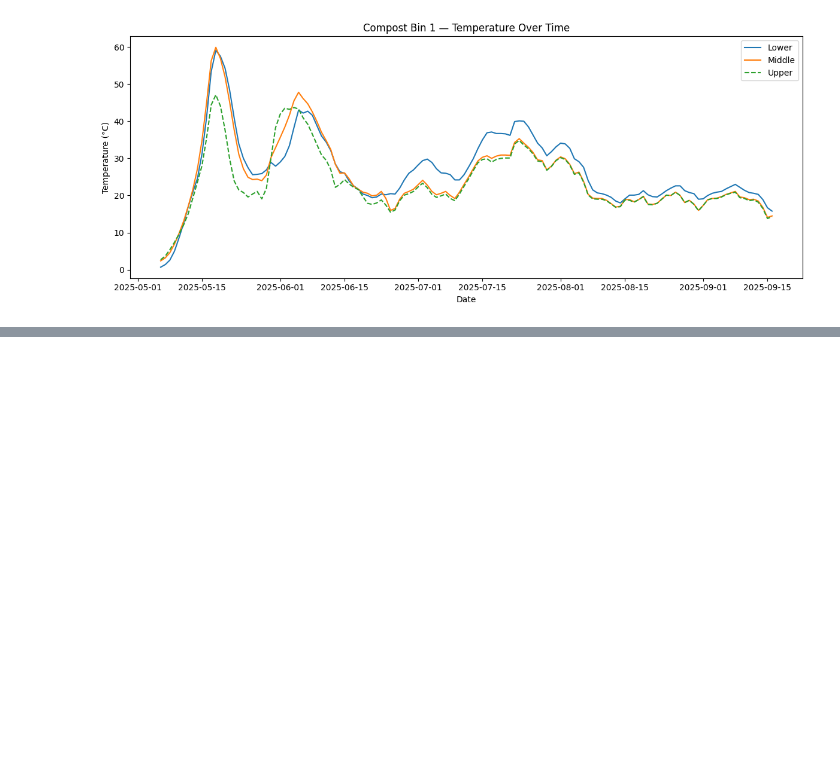
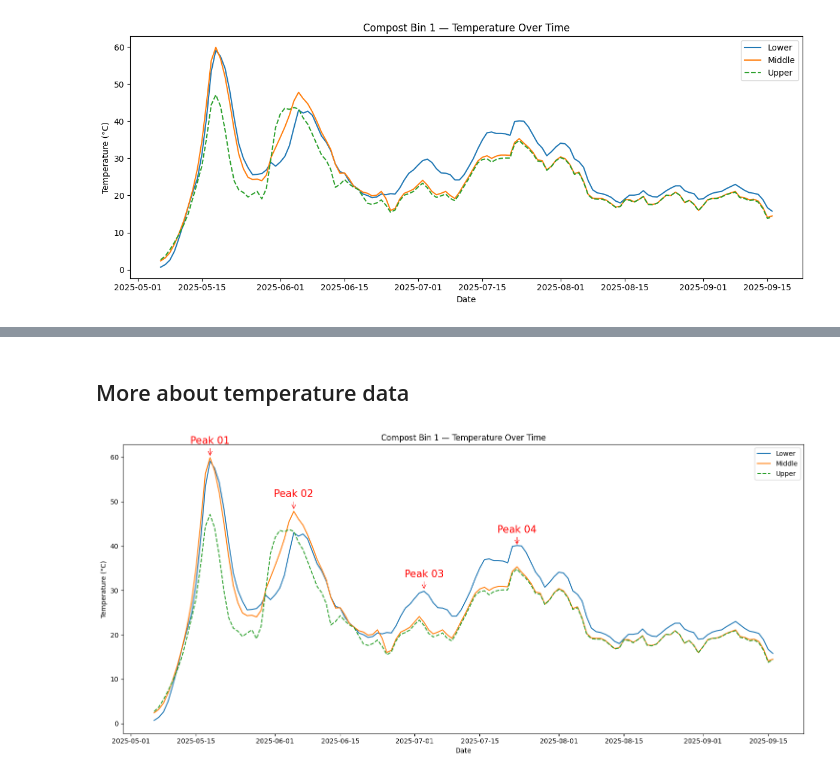
Before and after one commit to Compost-Coders/composting-coders, a Jupyter notebook: notebooks/Compost_Analysis_with_Research.ipynb, the cells around one changed output, grey strips where cells are left out. Cells and saved outputs as stored; diff of their text form; code cells hidden in the pictures; blank space fills up the shorter version.

```diff
--- a/notebooks/Compost_Analysis_with_Research.ipynb
+++ b/notebooks/Compost_Analysis_with_Research.ipynb
@@ -205,0 +208,59 @@ The decline to **25°C** observed in the dataset aligns with the expected onset
+# %% [markdown]
+## More about temperature data
+# %%
+plt.figure(figsize=(15, 7))
+plt.plot(df['Day'], df['Compost 1-Lower-Temperature'],  label='Lower')
+plt.plot(df['Day'], df['Compost 1-Middle-Temperature'], label='Middle')
+plt.plot(df['Day'], df['Compost 1-Upper-Temperature'],  label='Upper', linestyle='--')
+plt.title('Compost Bin 1 — Temperature Over Time')
+plt.xlabel('Date')
+plt.ylabel('Temperature (°C)')
+plt.legend()
+
+plt.annotate(
+    'Peak 01',
+    xy=(pd.Timestamp('2025-05-18'), 60),
+    xytext=(0, 20),
+    textcoords='offset points',
+    ha='center',
+    fontsize=15,
+    color='red',
+    arrowprops=dict(arrowstyle='->', color='red', lw=0.8)
+)
+
+plt.annotate(
+    'Peak 02',
+    xy=(pd.Timestamp('2025-06-05'), 48),
+    xytext=(0, 20),
+    textcoords='offset points',
+    ha='center',
+    fontsize=15,
+    color='red',
+    arrowprops=dict(arrowstyle='->', color='red', lw=0.8)
+)
+
+plt.annotate(
+    'Peak 03',
+    xy=(pd.Timestamp('2025-07-03'), 30),
+    xytext=(0, 20),
+    textcoords='offset points',
+    ha='center',
+    fontsize=15,
+    color='red',
+    arrowprops=dict(arrowstyle='->', color='red', lw=0.8)
+)
+
+plt.annotate(
+    'Peak 04',
+    xy=(pd.Timestamp('2025-07-23'), 40),
+    xytext=(0, 20),
+    textcoords='offset points',
+    ha='center',
+    fontsize=15,
+    color='red',
+    arrowprops=dict(arrowstyle='->', color='red', lw=0.8)
+)
+plt.tight_layout()
+plt.show()
+# %% [output]
+[figure, added]
```
Also changed, not shown: parts of 19 cells of this notebook.
